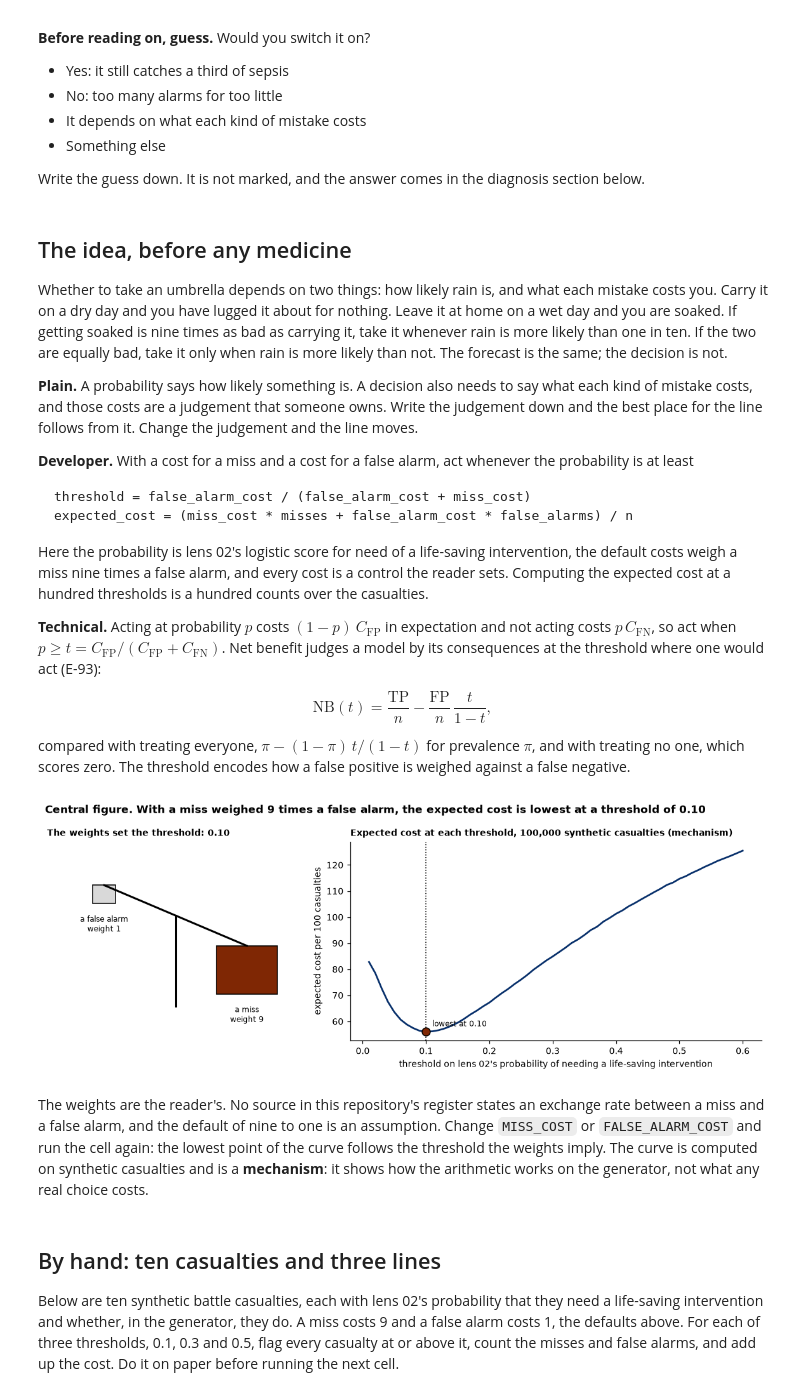
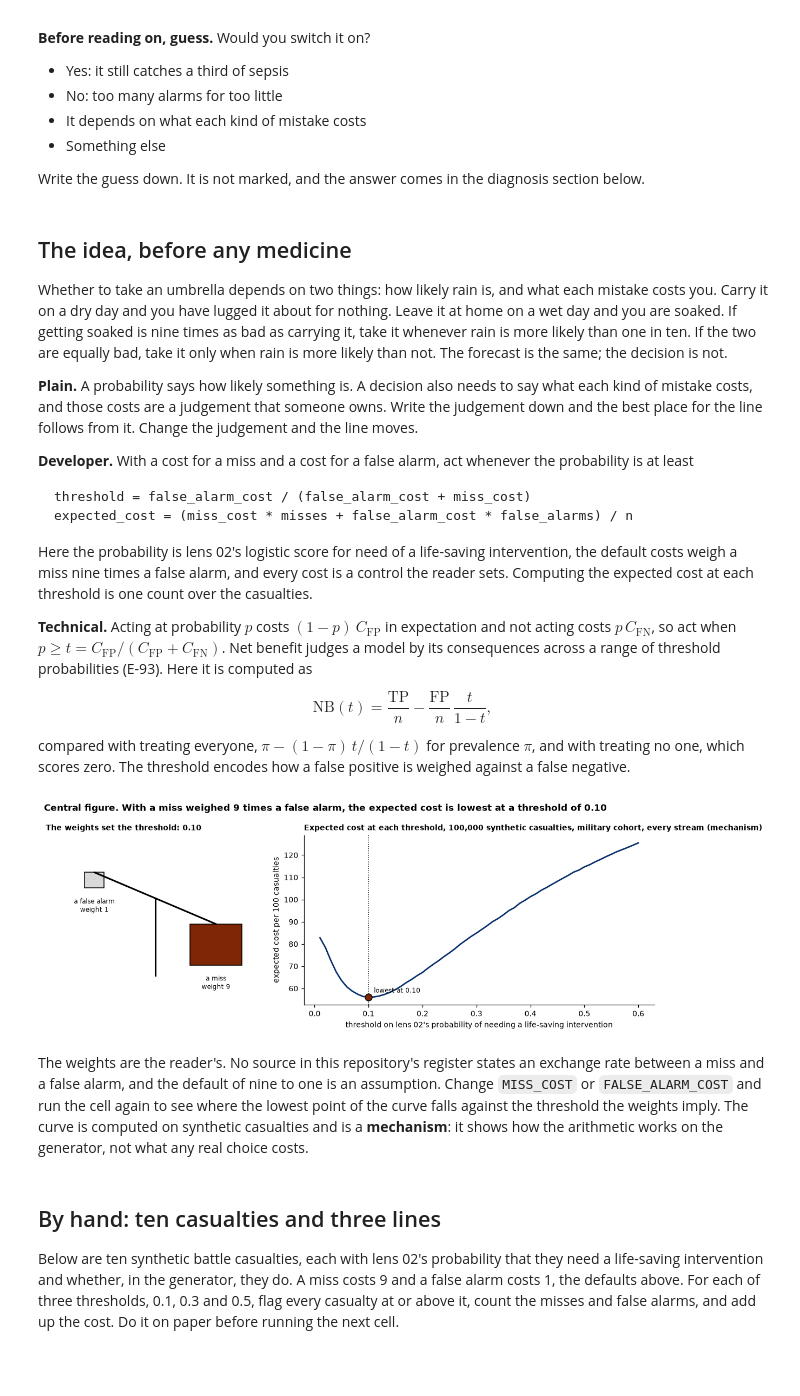
Before and after one commit to RossTylr/inference-labs, a Jupyter notebook: notebooks/10_decision_theory.ipynb, the cells around one changed output. Drawn from its saved outputs; the diff is of its cells as text; code cells hidden in the pictures; blank space fills up the shorter version.

````diff
--- a/notebooks/10_decision_theory.ipynb
+++ b/notebooks/10_decision_theory.ipynb
@@ -49,9 +49,9 @@ threshold = false_alarm_cost / (false_alarm_cost + miss_cost)
 expected_cost = (miss_cost * misses + false_alarm_cost * false_alarms) / n
 ```
 
-Here the probability is lens 02's logistic score for need of a life-saving intervention, the default costs weigh a miss nine times a false alarm, and every cost is a control the reader sets. Computing the expected cost at a hundred thresholds is a hundred counts over the casualties.
+Here the probability is lens 02's logistic score for need of a life-saving intervention, the default costs weigh a miss nine times a false alarm, and every cost is a control the reader sets. Computing the expected cost at each threshold is one count over the casualties.
 
-**Technical.** Acting at probability $p$ costs $(1-p)\,C_{\mathrm{FP}}$ in expectation and not acting costs $p\,C_{\mathrm{FN}}$, so act when $p \ge t = C_{\mathrm{FP}} / (C_{\mathrm{FP}} + C_{\mathrm{FN}})$. Net benefit judges a model by its consequences at the threshold where one would act (E-93):
+**Technical.** Acting at probability $p$ costs $(1-p)\,C_{\mathrm{FP}}$ in expectation and not acting costs $p\,C_{\mathrm{FN}}$, so act when $p \ge t = C_{\mathrm{FP}} / (C_{\mathrm{FP}} + C_{\mathrm{FN}})$. Net benefit judges a model by its consequences across a range of threshold probabilities (E-93). Here it is computed as
 
 $$\mathrm{NB}(t) = \frac{\mathrm{TP}}{n} - \frac{\mathrm{FP}}{n}\,\frac{t}{1-t},$$
 
@@ -63,37 +63,37 @@ FALSE_ALARM_COST = 1.0   # an assumption: the reader's to set
 
 costs = {"miss": MISS_COST, "false alarm": FALSE_ALARM_COST}
 t_star = decision.threshold(costs)
 curve = decision.cost_curve(costs)
 best = curve.idxmin()
 
 fig, (ax, bx) = plt.subplots(1, 2, figsize=(10.5, 4), gridspec_kw={"width_ratios": [1, 1.6]})
 heavier = max(MISS_COST, FALSE_ALARM_COST)
 tilt = 0.6 * (MISS_COST - FALSE_ALARM_COST) / heavier
 ax.plot([-1, 1], [tilt, -tilt], color="black", linewidth=2)
 ax.plot([0, 0], [-1.6, 0], color="black", linewidth=2)
 for x, y, w, label, colour in ((-1, tilt, FALSE_ALARM_COST, "a false alarm", LIGHT), (1, -tilt, MISS_COST, "a miss", DARK)):
     size = 0.25 + 0.6 * w / heavier
     ax.add_patch(plt.Rectangle((x - size / 2, y - size), size, size, facecolor=colour, edgecolor="black"))
     ax.text(x, y - size - 0.2, f"{label}\nweight {w:g}", ha="center", va="top", fontsize=8)
 ax.set_xlim(-1.8, 1.8)
 ax.set_ylim(-2.2, 1.3)
 ax.axis("off")
 ax.set_title(f"The weights set the threshold: {t_star:.2f}", loc="left", fontsize=9)
 bx.plot(curve.index, curve.values, color=MID, linewidth=1.8)
 bx.axvline(t_star, color="black", linestyle=":", linewidth=1)
 bx.scatter(best, curve.min(), s=70, color=DARK, edgecolor="black", zorder=3)
 bx.text(best + 0.01, curve.min() + 2, f"lowest at {best:.2f}", fontsize=8)
 bx.set_xlabel("threshold on lens 02's probability of needing a life-saving intervention")
 bx.set_ylabel("expected cost per 100 casualties")
-bx.set_title("Expected cost at each threshold, 100,000 synthetic casualties (mechanism)", loc="left", fontsize=9)
+bx.set_title("Expected cost at each threshold, 100,000 synthetic casualties, military cohort, every stream (mechanism)", loc="left", fontsize=9)
 fig.suptitle(f"Central figure. With a miss weighed {MISS_COST / FALSE_ALARM_COST:g} times a false alarm, the expected cost "
              f"is lowest at a threshold of {best:.2f}", x=0.01, ha="left", fontweight="bold")
 plt.tight_layout()
 plt.show()
 # %% [output]
-[figure, old version]
+[figure, new version]
 # %% [markdown]
-The weights are the reader's. No source in this repository's register states an exchange rate between a miss and a false alarm, and the default of nine to one is an assumption. Change `MISS_COST` or `FALSE_ALARM_COST` and run the cell again: the lowest point of the curve follows the threshold the weights imply. The curve is computed on synthetic casualties and is a **mechanism**: it shows how the arithmetic works on the generator, not what any real choice costs.
+The weights are the reader's. No source in this repository's register states an exchange rate between a miss and a false alarm, and the default of nine to one is an assumption. Change `MISS_COST` or `FALSE_ALARM_COST` and run the cell again to see where the lowest point of the curve falls against the threshold the weights imply. The curve is computed on synthetic casualties and is a **mechanism**: it shows how the arithmetic works on the generator, not what any real choice costs.
 # %% [markdown]
 ## By hand: ten casualties and three lines
 
````
Also changed, not shown: parts of 16 cells of this notebook, 10 other files.
